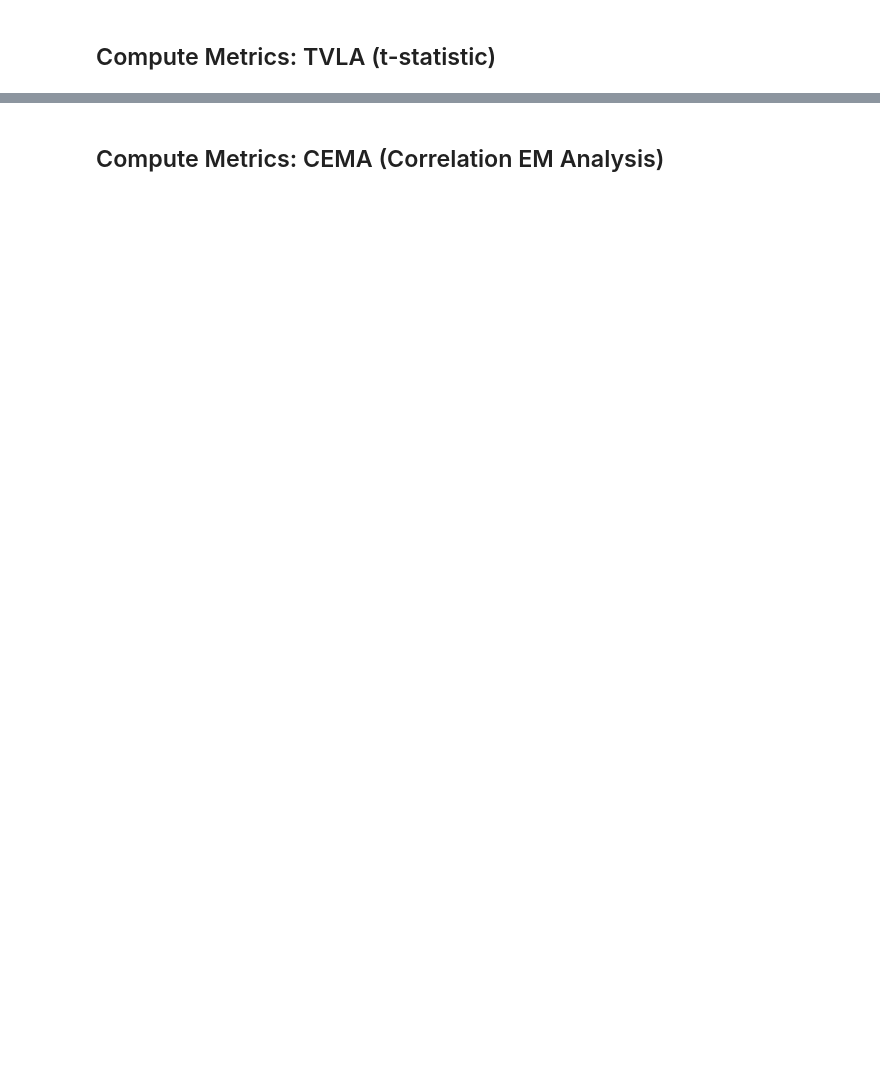
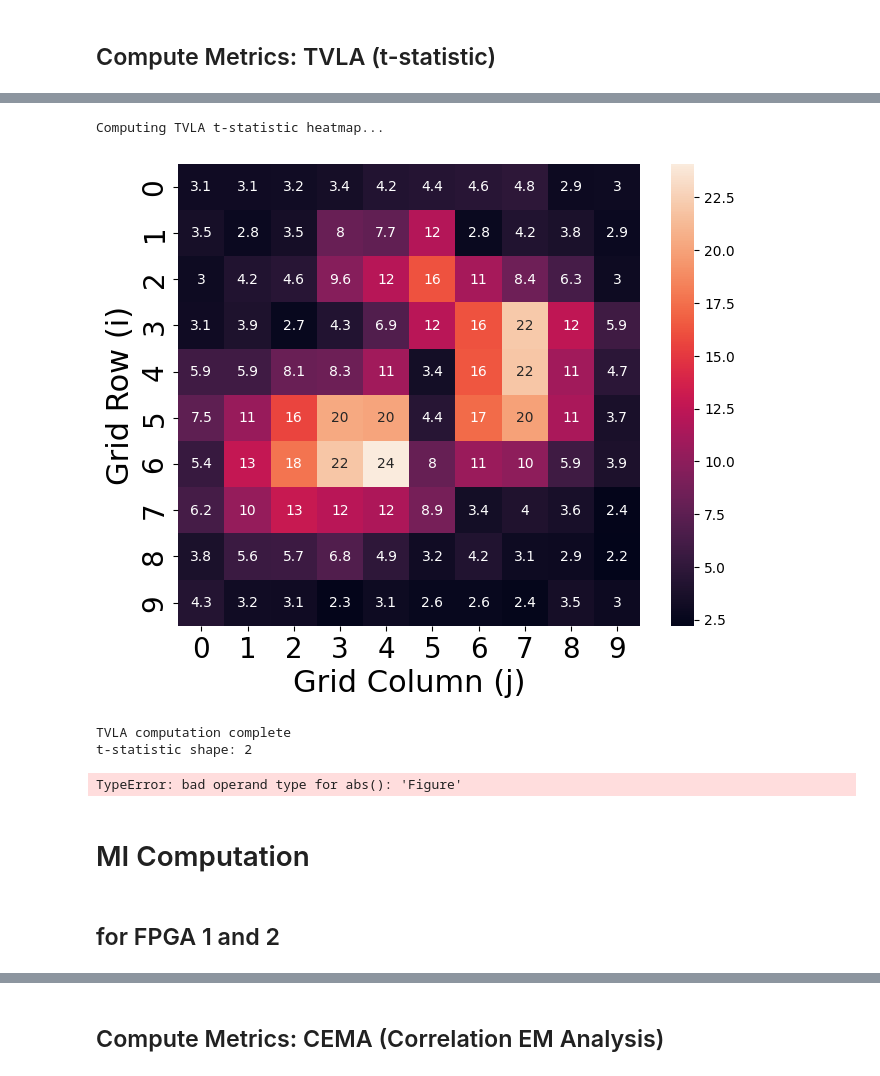
Before and after one commit to vernamlab/Swarm-in-EM-Hay-WOOT26-artifacts, a Jupyter notebook: CEMA_analysis_metrics.ipynb, the cells around one changed output, grey strips where cells are left out. Saved outputs shown, nothing was run; the diff lists cells and outputs as text; code cells hidden in the pictures; blank space fills up the shorter version.

```diff
--- a/CEMA_analysis_metrics.ipynb
+++ b/CEMA_analysis_metrics.ipynb
@@ -227,9 +249,15 @@ print(f"Rotation parameter: rotation_n={rotation_n} (TARGET={TARGET})")
 # %%
 # Compute TVLA (Welch's t-test) heatmap across grid
 print("Computing TVLA t-statistic heatmap...")
 
-t_values = plot_t_statistic_heatmap(test, grid_size=n_steps, rotation_n=rotation_n)
+t_values = plot_t_statistic_heatmap(test_t, grid_size=n_steps, rotation_n=rotation_n)
 
 print(f"TVLA computation complete")
-print(f"t-statistic shape: {t_values.shape}")
+print(f"t-statistic shape: {len(t_values)}")
 print(f"Max t-value: {np.nanmax(np.abs(t_values)):.2f}")
+# %% [output]
+Computing TVLA t-statistic heatmap...
+[figure, added]
+TVLA computation complete
+t-statistic shape: 2
+TypeError: bad operand type for abs(): 'Figure'
@@ -235,0 +266,4 @@ print(f"Max t-value: {np.nanmax(np.abs(t_values)):.2f}")
+# %% [markdown]
+# MI Computation
+# %% [markdown]
+## for FPGA 1 and 2
```
Also changed, not shown: parts of 14 cells of this notebook.
